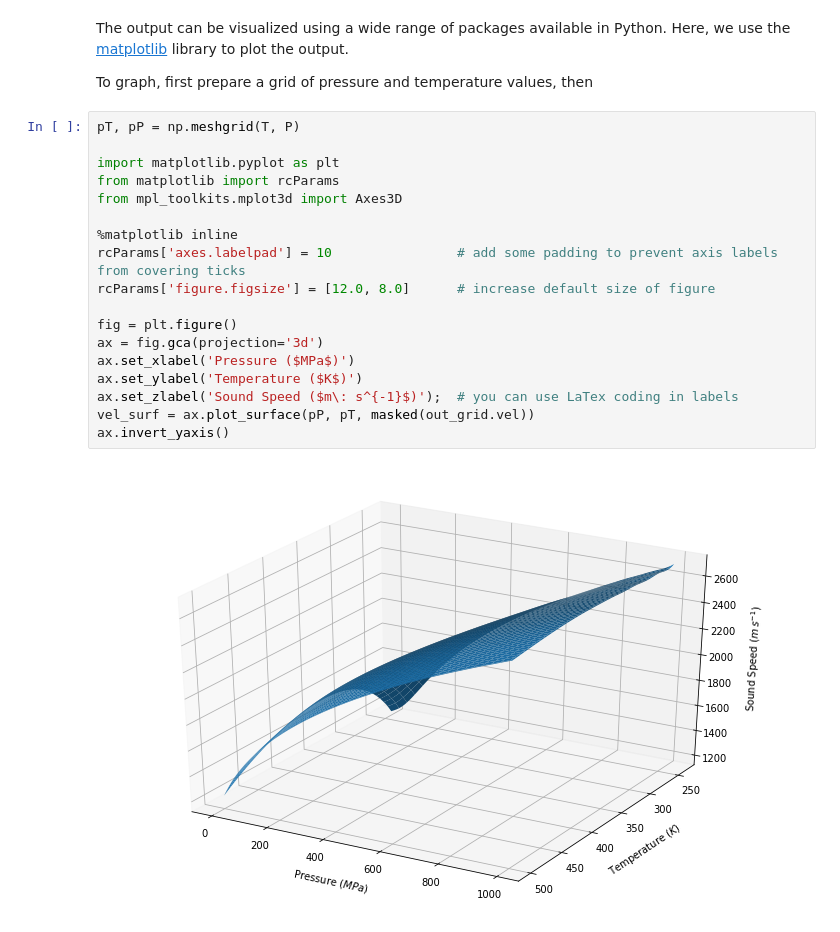
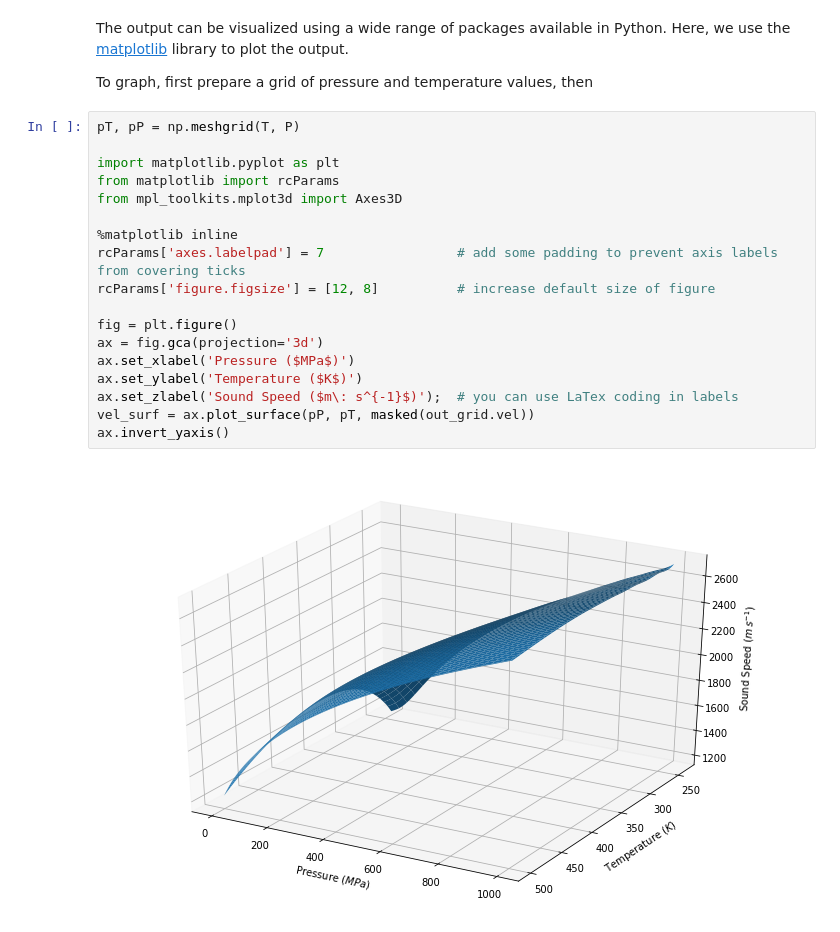
Before and after one commit to jmichaelb/PublicationArchive, a Jupyter notebook: SoundSpeedOfPureWater_2019/Python/DemoScript.ipynb, the cells around one changed output. Drawn from its saved outputs; the diff is of its cells as text.

```diff
--- a/SoundSpeedOfPureWater_2019/Python/DemoScript.ipynb
+++ b/SoundSpeedOfPureWater_2019/Python/DemoScript.ipynb
@@ -212,20 +212,20 @@ To graph, first prepare a grid of pressure and temperature values, then
 # %%
 pT, pP = np.meshgrid(T, P)
 
 import matplotlib.pyplot as plt
 from matplotlib import rcParams
 from mpl_toolkits.mplot3d import Axes3D
 
 %matplotlib inline
-rcParams['axes.labelpad'] = 10                # add some padding to prevent axis labels from covering ticks
-rcParams['figure.figsize'] = [12.0, 8.0]      # increase default size of figure
+rcParams['axes.labelpad'] = 7                 # add some padding to prevent axis labels from covering ticks
+rcParams['figure.figsize'] = [12, 8]          # increase default size of figure
 
 fig = plt.figure()
 ax = fig.gca(projection='3d')
 ax.set_xlabel('Pressure ($MPa$)')
 ax.set_ylabel('Temperature ($K$)')
 ax.set_zlabel('Sound Speed ($m\: s^{-1}$)');  # you can use LaTex coding in labels
 vel_surf = ax.plot_surface(pP, pT, masked(out_grid.vel))
 ax.invert_yaxis()
 # %% [output]
-[figure, old version]
+[figure, new version]
```
Also changed, not shown: parts of 2 cells of this notebook.
